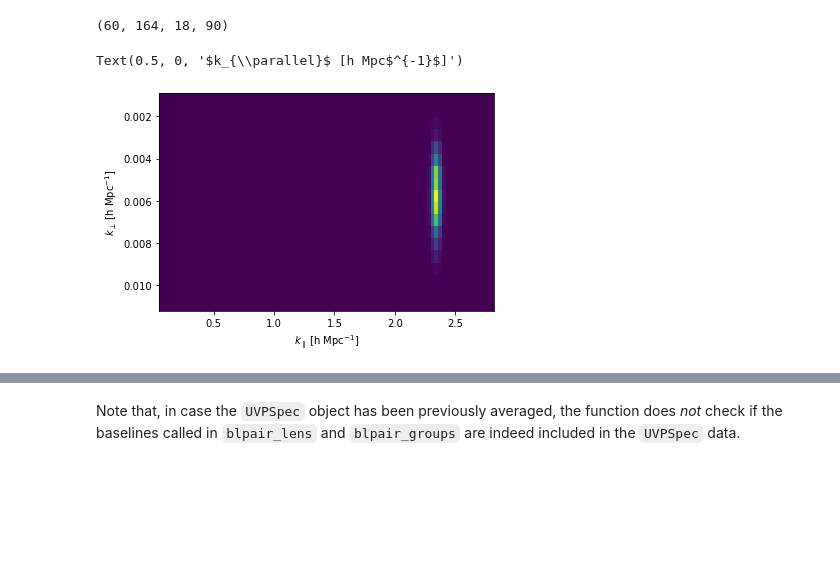
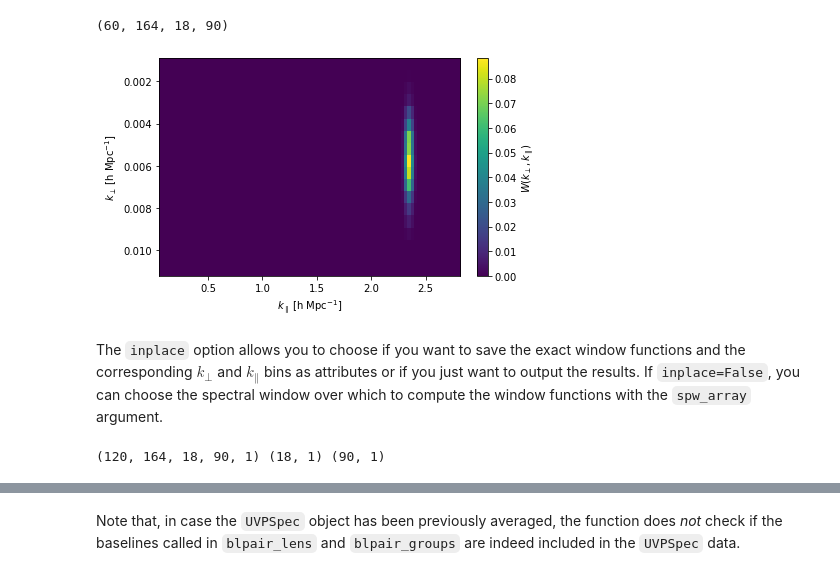
Before and after one commit to HERA-Team/hera_pspec, a Jupyter notebook: examples/UVWindow_tutorial.ipynb, the cells around one changed output, grey strips where cells are left out. Saved outputs shown, nothing was run; the diff lists cells and outputs as text; code cells hidden in the pictures; blank space fills up the shorter version.

```diff
--- a/examples/UVWindow_tutorial.ipynb
+++ b/examples/UVWindow_tutorial.ipynb
@@ -392,14 +534,19 @@ print(W.shape)
 # %% [output]
 (60, 164, 18, 90)
 # %%
-kperp = uvp.window_function_kperp_bins[spw].flatten()
-kpara = uvp.window_function_kpara_bins[spw].flatten()
-
+ip = 0 # polarisation channel
+kperp = uvp.window_function_kperp[spw][:, ip]
+kpara = uvp.window_function_kpara[spw][:, ip]
+ib = 4
+it = 6
 plt.figure()
-plt.imshow(W[4, 6, :, :], aspect='auto',
+im = plt.imshow(W[ib, it, :, :], aspect='auto',
            extent=(kpara.min(), kpara.max(), kperp.max(), kperp.min()))
 plt.ylabel(r'$k_{\perp}$ [h Mpc$^{-1}$]')
 plt.xlabel(r'$k_{\parallel}$ [h Mpc$^{-1}$]')
+cbar = plt.colorbar(im, fraction=0.05)
+cbar.set_label(r'$W(k_\perp, k_\parallel)$')
 # %% [output]
-Text(0.5, 0, '$k_{\\parallel}$ [h Mpc$^{-1}$]')
-[figure, old version]
+[figure, new version]
+# %% [markdown]
+The `inplace` option allows you to choose if you want to save the exact window functions and the corresponding $k_\perp$ and $k_\parallel$ bins as attributes or if you just want to output the results. If `inplace=False`, you can choose the spectral window over which to compute the window functions with the `spw_array` argument.
@@ -405,0 +558,8 @@ Text(0.5, 0, '$k_{\\parallel}$ [h Mpc$^{-1}$]')
+# %%
+spw = 0
+
+kperp_bins, kpara_bins, cyl_wf = uvp2.get_exact_window_functions(ftbeam_file=base_ftfile, inplace=False,
+                                                                 x_orientation=uvd.x_orientation, spw_array=spw)
+print(cyl_wf[spw].shape, kperp_bins[spw].shape, kpara_bins[spw].shape)
+# %% [output]
+(120, 164, 18, 90, 1) (18, 1) (90, 1)
```
Also changed, not shown: parts of 62 cells of this notebook.
